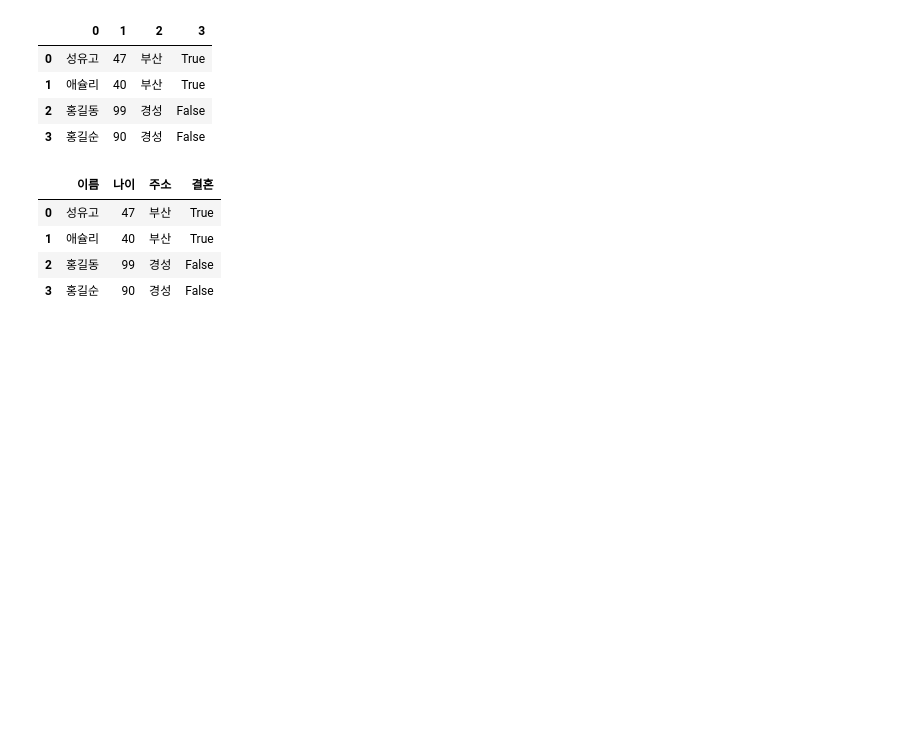
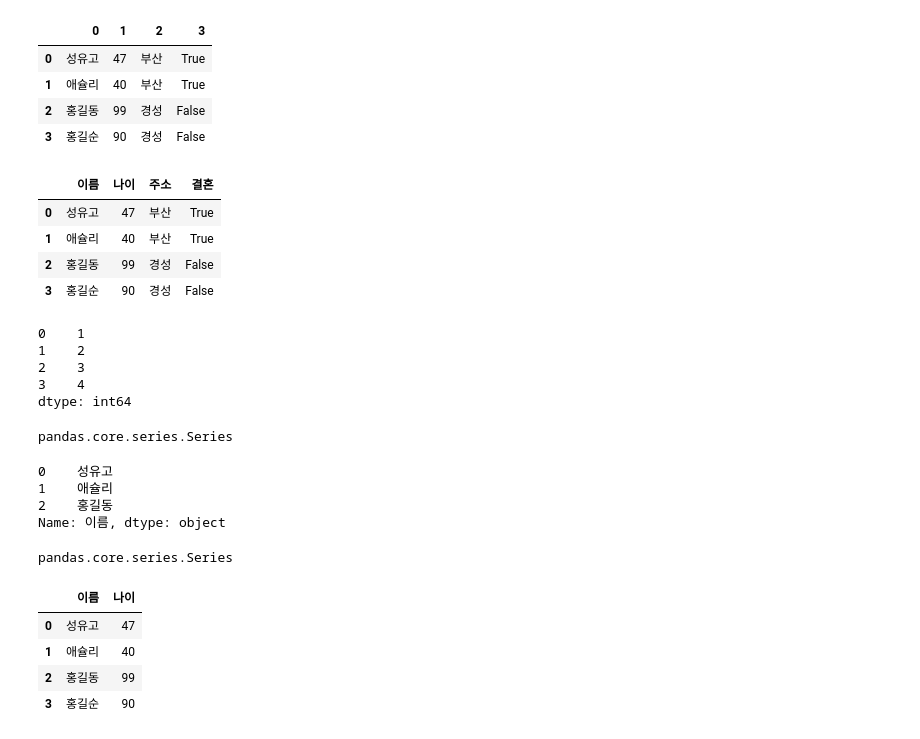
Before and after one commit to been2525/Iot-bigdata-2024, a Jupyter notebook: day1/bda02_pandas_basic.ipynb, the cells around one changed output. Drawn from its saved outputs; the diff is of its cells as text; code cells hidden in the pictures; blank space fills up the shorter version.

```diff
--- a/day1/bda02_pandas_basic.ipynb
+++ b/day1/bda02_pandas_basic.ipynb
@@ -101,3 +101,38 @@ df2
 | 1 | 애슐리 | 40 | 부산 | True |
 | 2 | 홍길동 | 99 | 경성 | False |
 | 3 | 홍길순 | 90 | 경성 | False |
+# %%
+## 시리즈 생성
+sr1 = pd.Series([1,2,3,4])
+sr1
+# %% [output]
+0    1
+1    2
+2    3
+3    4
+dtype: int64
+# %%
+# 시리즈 타입 확인
+type(sr1)
+# %% [output]
+pandas.core.series.Series
+# %%
+df['이름']
+# %% [output]
+0    성유고
+1    애슐리
+2    홍길동
+Name: 이름, dtype: object
+# %%
+type(df2['이름'])
+# %% [output]
+pandas.core.series.Series
+# %%
+## DF에서 두열 인덱싱
+df2[['이름', '나이']]
+# %% [output]
+|  | 이름 | 나이 |
+| 0 | 성유고 | 47 |
+| 1 | 애슐리 | 40 |
+| 2 | 홍길동 | 99 |
+| 3 | 홍길순 | 90 |
```
Also changed, not shown: parts of 10 cells of this notebook, 8 other files.
